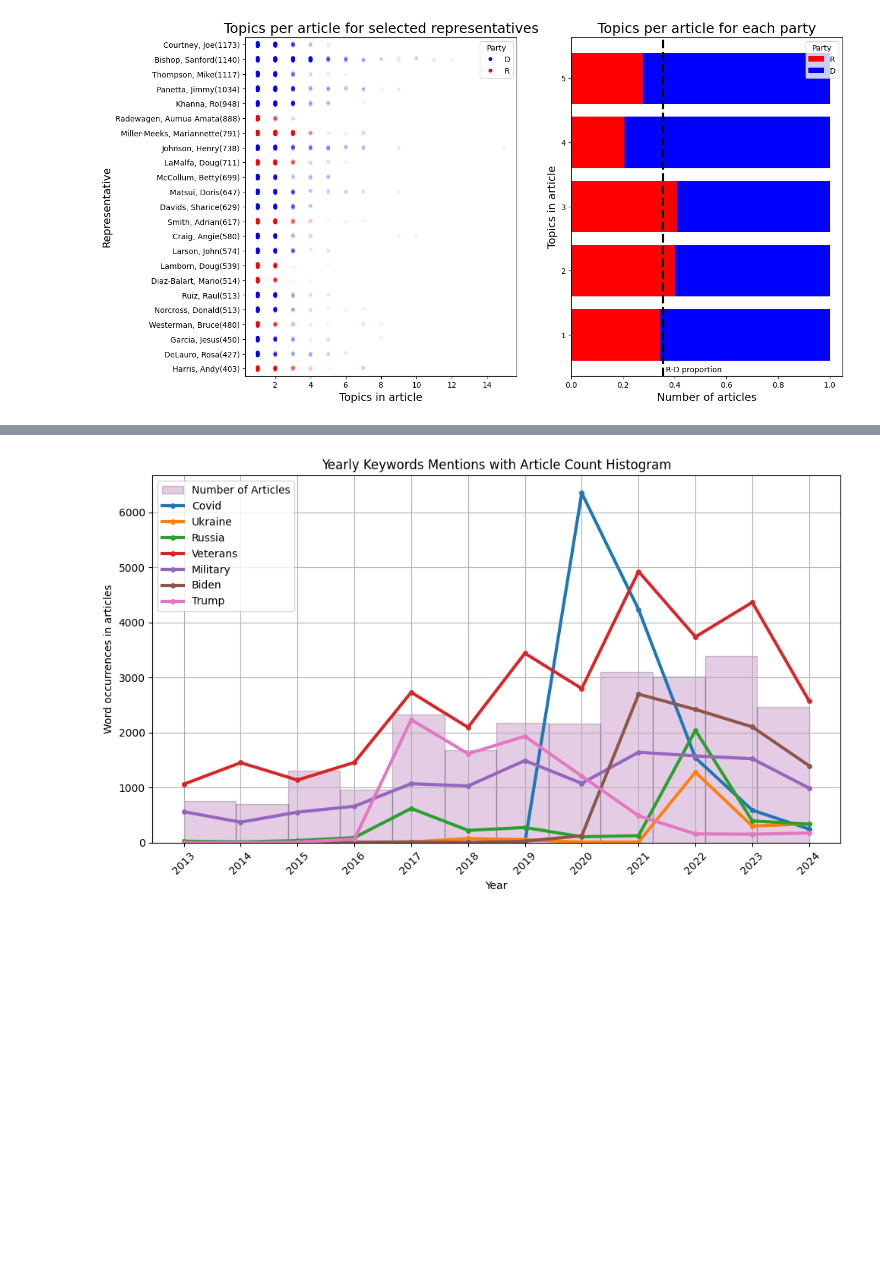
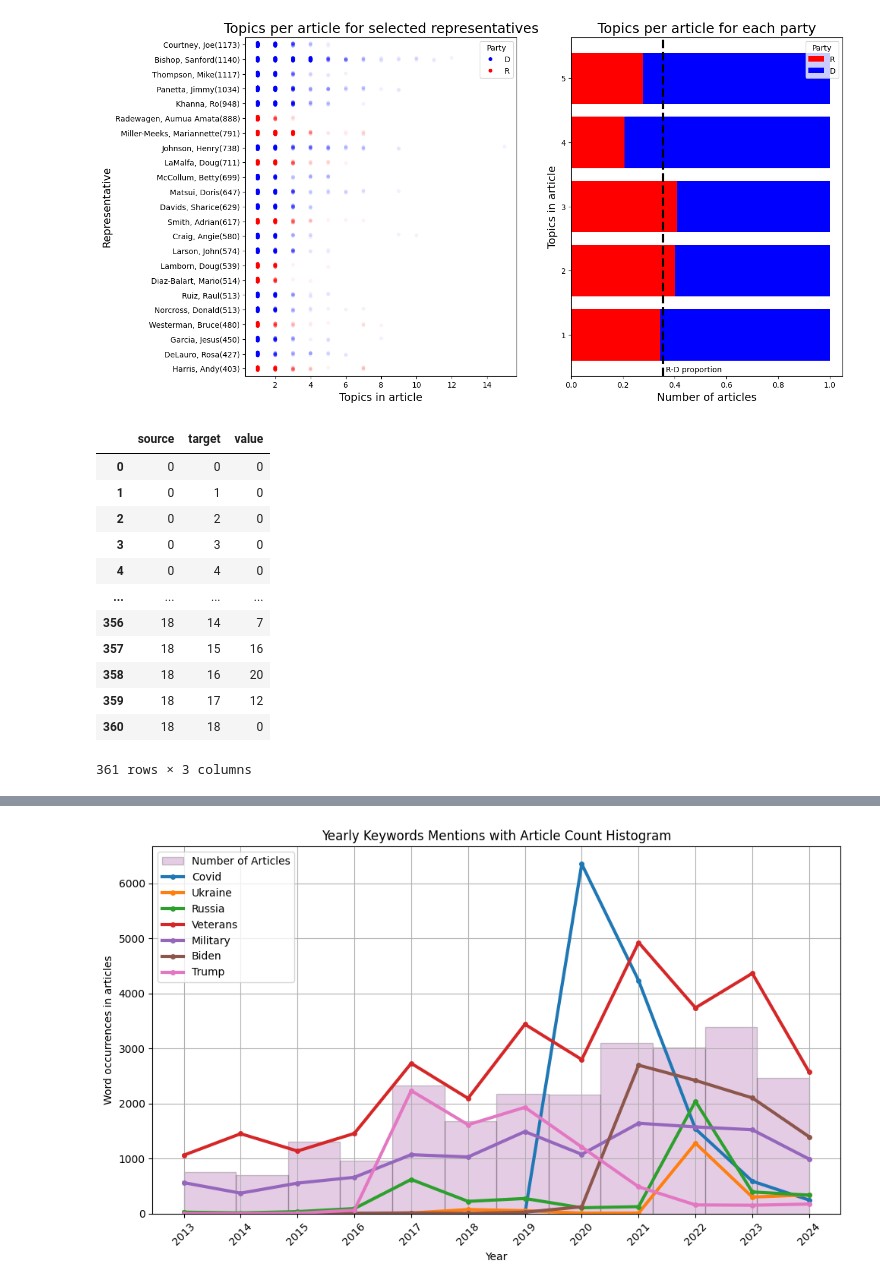
Before and after one commit to qpa-agh/usa_issues_data_mining, a Jupyter notebook: eda.ipynb, the cells around one changed output, grey strips where cells are left out. Drawn from its saved outputs; the diff is of its cells as text; code cells hidden in the pictures; blank space fills up the shorter version.

```diff
--- a/eda.ipynb
+++ b/eda.ipynb
@@ -148,25 +151,40 @@ plt.savefig('charts/topics_per_rep_party.png', bbox_inches='tight')
 # %%
 #Data preparation for chord chart below
 grouped = df_art.groupby(['title', 'date'])['issue'].apply(list).reset_index()
 
 co_occurrence_matrix = pd.DataFrame(0, index=topics, columns=topics)
 
 for topics_list in grouped['issue']:
     for i in range(len(topics_list)):
         for j in range(i+1, len(topics_list)):
             co_occurrence_matrix.loc[topics_list[i], topics_list[j]] += 1
             if i != j:
                 co_occurrence_matrix.loc[topics_list[j], topics_list[i]] += 1
 
 mask_upper = np.triu(np.ones(co_occurrence_matrix.shape), k=1).astype(bool)
 co_occurrence_matrix.where(~mask_upper, 0, inplace=True)
 
 co_occurrence_matrix.reset_index(inplace=True)
 co_occurrence_matrix.drop(columns='index', inplace=True)
 co_occurrence_matrix.columns = list(range(len(co_occurrence_matrix.columns)))
 
 co_occurrence_matrix = co_occurrence_matrix.stack().reset_index()
 co_occurrence_matrix.columns = ['source', 'target', 'value']
+co_occurrence_matrix
+# %% [output]
+|  | source | target | value |
+| 0 | 0 | 0 | 0 |
+| 1 | 0 | 1 | 0 |
+| 2 | 0 | 2 | 0 |
+| 3 | 0 | 3 | 0 |
+| 4 | 0 | 4 | 0 |
+| ... | ... | ... | ... |
+| 356 | 18 | 14 | 7 |
+| 357 | 18 | 15 | 16 |
+| 358 | 18 | 16 | 20 |
+| 359 | 18 | 17 | 12 |
+| 360 | 18 | 18 | 0 |
+361 rows × 3 columns
 # %%
 #Remember that in chart below single-topic articles are omitted
 hv.extension('bokeh')
```
Also changed, not shown: parts of 5 cells of this notebook, 2 other files.
